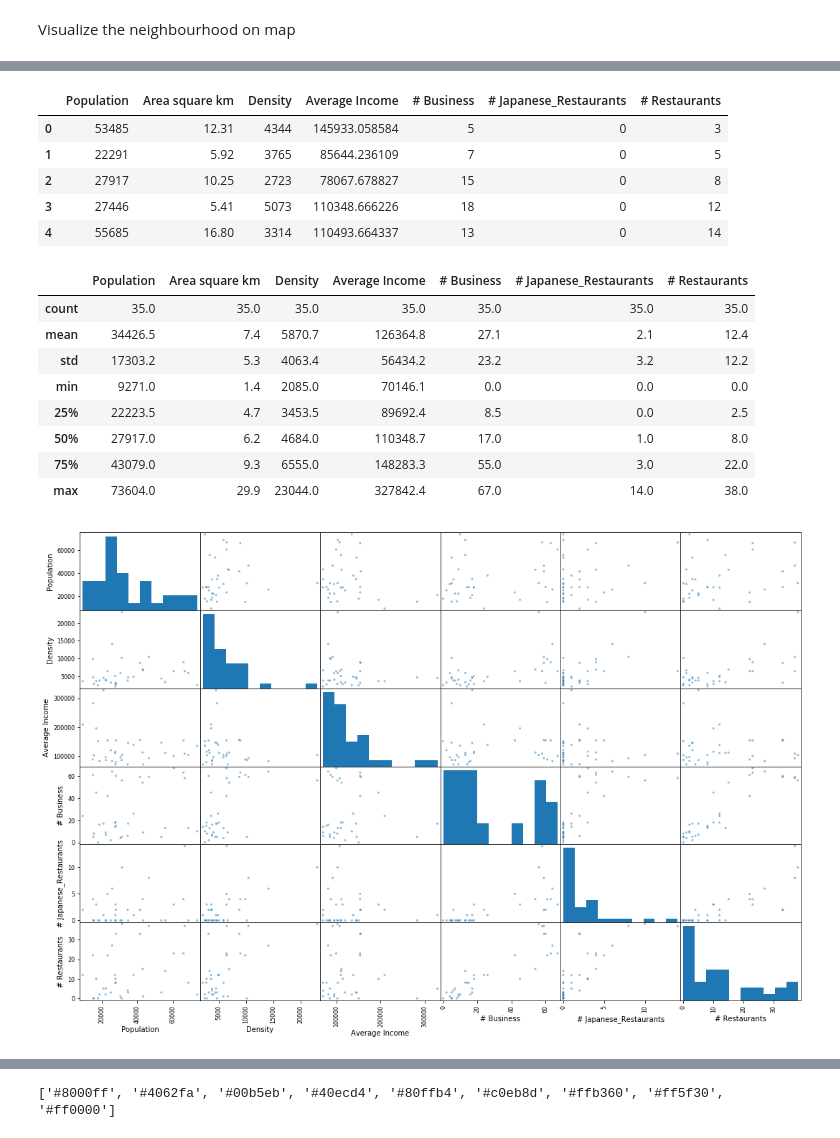
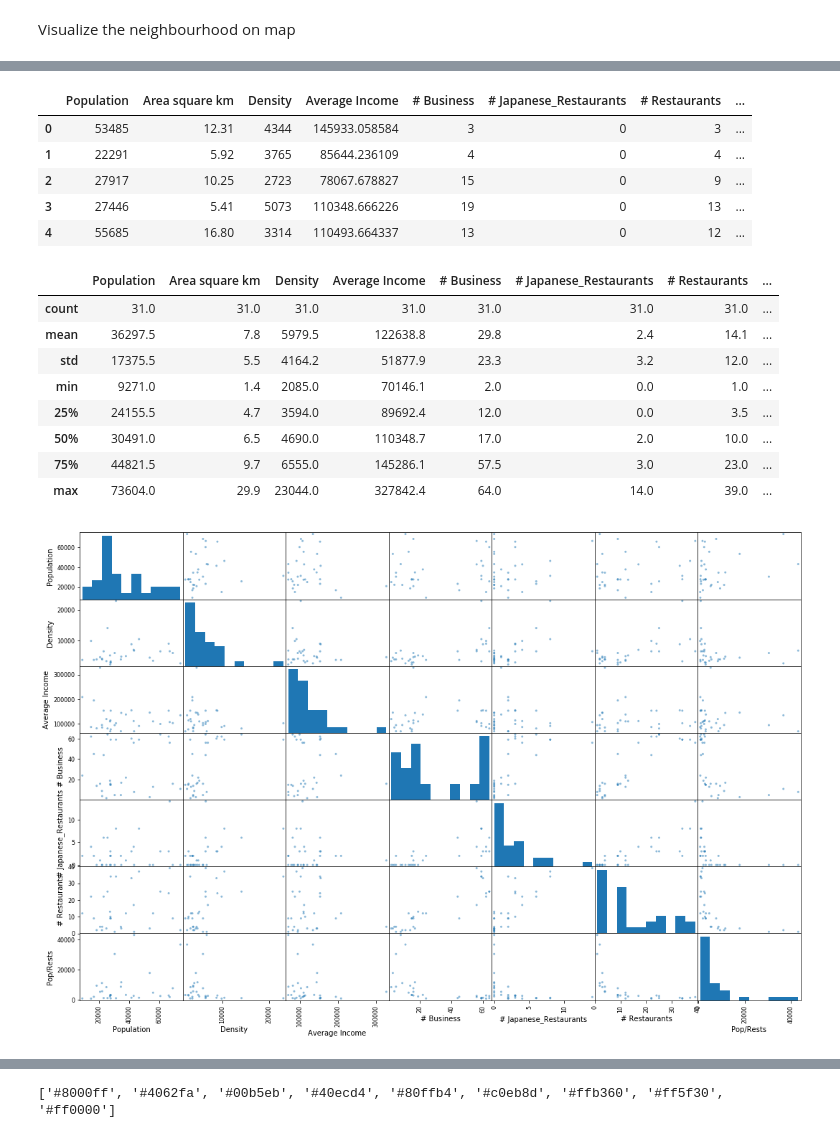
Before and after one commit to henru98/Coursera_Capstone, a Jupyter notebook: TorontoRestaurantLocation.ipynb, the cells around one changed output, grey strips where cells are left out. Saved outputs shown, nothing was run; the diff lists cells and outputs as text; code cells hidden in the pictures.

```diff
--- a/TorontoRestaurantLocation.ipynb
+++ b/TorontoRestaurantLocation.ipynb
@@ -391,6 +408,6 @@ Filter out neighbourhoods that don't meet the population > 4700, Density >2000,
 # %%
-#  finding neighbourhoods with income for household >70000, Density > 2000 and population >47000
-df_PCDGfiltered=df_PCDGAggregated[(df_PCDGAggregated['Average Income']>70000) &(df_PCDGAggregated['Population']>4700)  & (df_PCDGAggregated['Density']>2000)].reset_index(drop=True)
+#  finding neighbourhoods with income for household >70000, Density > 2000
+df_PCDGfiltered=df_PCDGAggregated[(df_PCDGAggregated['Average Income']>70000) & (df_PCDGAggregated['Density']>2000)].reset_index(drop=True)
 
 df_PCDGfiltered.sort_values('Neighbourhood')
 df_PCDGfiltered.reset_index(drop=True,inplace=True)
@@ -499,5 +516,5 @@ Visualize the neighbourhood on map
 # %%
-map_TorontoNeighbourhoods = folium.Map(location=[latitude, longitude], zoom_start=12)
+map_TorontoNeighbourhoods = folium.Map(location=[43.653963, -79.387207], zoom_start=10)
 
 # add markers to map
 for lat, lng, label in zip(df_LocationDG['Latitude'], df_LocationDG['Longitude'], df_LocationDG['Neighbourhood']):
@@ -602,8 +619,8 @@ def getNearbyVenues(names, latitudes, longitudes, radius=1000):
 # %%
 Toronto_venues = getNearbyVenues(names=df_LocationDG['Neighbourhood'],
                                    latitudes=df_LocationDG['Latitude'],
-                                   longitudes=df_LocationDG['Longitude']
-                                )
+                                   longitudes=df_LocationDG['Longitude'])
+Toronto_venues.head()
 # %% [output]
 Rosedale-Moore Park
 Lawrence Park South
@@ -914,6 +937,9 @@ df_DemoVenues= pd.merge( df_PCDGfiltered, df_BJPR,how='outer', on = 'Neighbourho
 df_DemoVenues['# Business']=df_DemoVenues['# Business'].astype(int)
 df_DemoVenues['# Restaurants']=df_DemoVenues['# Restaurants'].astype(int)
 df_DemoVenues['# Japanese_Restaurants']=df_DemoVenues['# Japanese_Restaurants'].astype(int)
+df_DemoVenues=df_DemoVenues[df_DemoVenues['# Restaurants']!= 0]
+df_DemoVenues['Pop/Rests']=df_DemoVenues['Population']/df_DemoVenues['# Restaurants'].round(1)
+
 df_DemoVenues
 # %% [output]
 |  | Postcode | Neighbourhood | Population | Area square km | Density | Average Income | # Business | ... |
@@ -938,33 +964,33 @@ df_DemoVenues
 df_DV=df_DemoVenues.drop(['Postcode','Neighbourhood'], axis=1)
 df_DV.head()
 # %% [output]
-|  | Population | Area square km | Density | Average Income | # Business | # Japanese_Restaurants | # Restaurants |
-| 0 | 53485 | 12.31 | 4344 | 145933.058584 | 5 | 0 | 3 |
-| 1 | 22291 | 5.92 | 3765 | 85644.236109 | 7 | 0 | 5 |
-| 2 | 27917 | 10.25 | 2723 | 78067.678827 | 15 | 0 | 8 |
-| 3 | 27446 | 5.41 | 5073 | 110348.666226 | 18 | 0 | 12 |
-| 4 | 55685 | 16.80 | 3314 | 110493.664337 | 13 | 0 | 14 |
+|  | Population | Area square km | Density | Average Income | # Business | # Japanese_Restaurants | # Restaurants | ... |
+| 0 | 53485 | 12.31 | 4344 | 145933.058584 | 3 | 0 | 3 | ... |
+| 1 | 22291 | 5.92 | 3765 | 85644.236109 | 4 | 0 | 4 | ... |
+| 2 | 27917 | 10.25 | 2723 | 78067.678827 | 15 | 0 | 9 | ... |
+| 3 | 27446 | 5.41 | 5073 | 110348.666226 | 19 | 0 | 13 | ... |
+| 4 | 55685 | 16.80 | 3314 | 110493.664337 | 13 | 0 | 12 | ... |
 # %%
 col=['Population','Density','Area square km','Average Income', '# Business', '# Japanese_Restaurants', '# Restaurants']
 df_DV.describe().round(1)
 # %% [output]
-|  | Population | Area square km | Density | Average Income | # Business | # Japanese_Restaurants | # Restaurants |
-| count | 35.0 | 35.0 | 35.0 | 35.0 | 35.0 | 35.0 | 35.0 |
-| mean | 34426.5 | 7.4 | 5870.7 | 126364.8 | 27.1 | 2.1 | 12.4 |
-| std | 17303.2 | 5.3 | 4063.4 | 56434.2 | 23.2 | 3.2 | 12.2 |
-| min | 9271.0 | 1.4 | 2085.0 | 70146.1 | 0.0 | 0.0 | 0.0 |
-| 25% | 22223.5 | 4.7 | 3453.5 | 89692.4 | 8.5 | 0.0 | 2.5 |
-| 50% | 27917.0 | 6.2 | 4684.0 | 110348.7 | 17.0 | 1.0 | 8.0 |
-| 75% | 43079.0 | 9.3 | 6555.0 | 148283.3 | 55.0 | 3.0 | 22.0 |
-| max | 73604.0 | 29.9 | 23044.0 | 327842.4 | 67.0 | 14.0 | 38.0 |
+|  | Population | Area square km | Density | Average Income | # Business | # Japanese_Restaurants | # Restaurants | ... |
+| count | 31.0 | 31.0 | 31.0 | 31.0 | 31.0 | 31.0 | 31.0 | ... |
+| mean | 36297.5 | 7.8 | 5979.5 | 122638.8 | 29.8 | 2.4 | 14.1 | ... |
+| std | 17375.5 | 5.5 | 4164.2 | 51877.9 | 23.3 | 3.2 | 12.0 | ... |
+| min | 9271.0 | 1.4 | 2085.0 | 70146.1 | 2.0 | 0.0 | 1.0 | ... |
+| 25% | 24155.5 | 4.7 | 3594.0 | 89692.4 | 12.0 | 0.0 | 3.5 | ... |
+| 50% | 30491.0 | 6.5 | 4690.0 | 110348.7 | 17.0 | 2.0 | 10.0 | ... |
+| 75% | 44821.5 | 9.7 | 6555.0 | 145286.1 | 57.5 | 3.0 | 23.0 | ... |
+| max | 73604.0 | 29.9 | 23044.0 | 327842.4 | 64.0 | 14.0 | 39.0 | ... |
 # %%
 
-df_DVp=df_DV[['Population','Density','Average Income', '# Business', '# Japanese_Restaurants', '# Restaurants']]
+df_DVp=df_DV[['Population','Density','Average Income', '# Business', '# Japanese_Restaurants', '# Restaurants','Pop/Rests']]
 scatter_matrix(df_DVp,figsize=(18,12))
 #sns.pairplot(df_DVp, figsize=(18,12))
 plt.show()
 # %% [output]
-[figure, old version]
+[figure, new version]
 # %%
 df_DV.corr(method='pearson')
 # %% [output]
```
Also changed, not shown: parts of 54 cells of this notebook.
